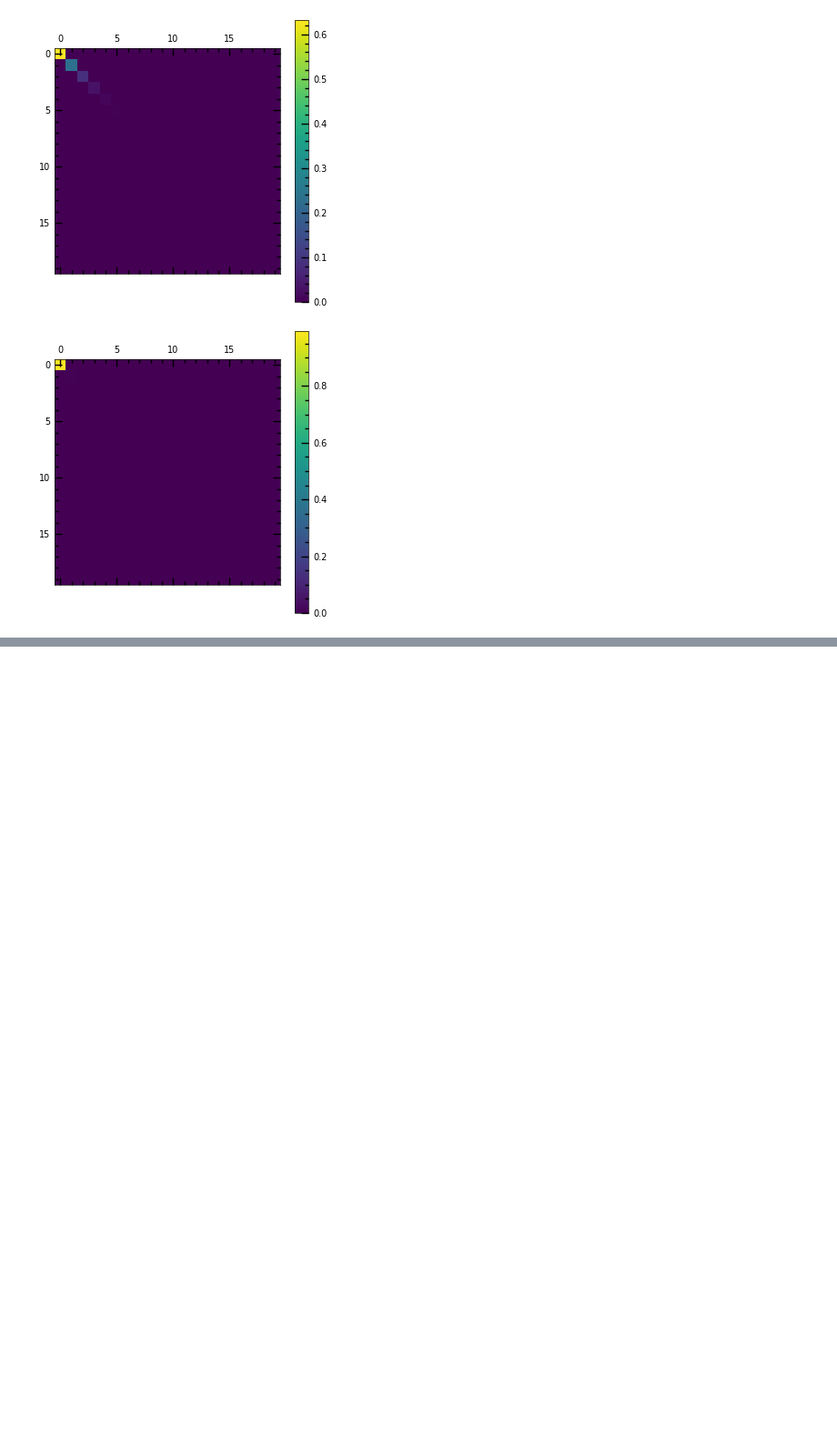
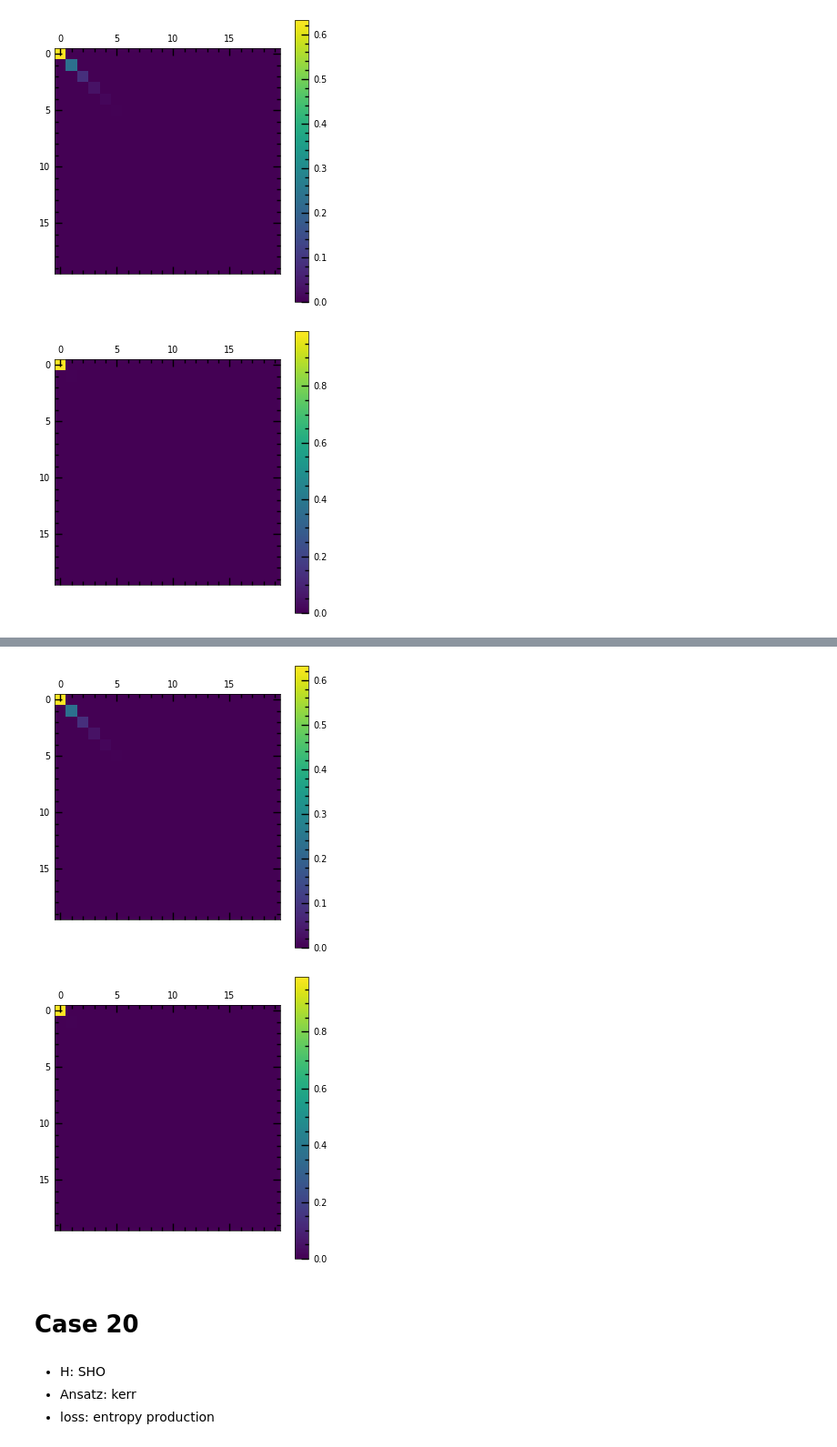
Before and after one commit to 1nthony/tp_4, a Jupyter notebook: variational_entropy_production.ipynb, the cells around one changed output, grey strips where cells are left out. Shown at 91% size. Drawn from its saved outputs; the diff is of its cells as text; code cells hidden in the pictures; blank space fills up the shorter version.

```diff
--- a/variational_entropy_production.ipynb
+++ b/variational_entropy_production.ipynb
@@ -434,0 +865,22 @@ for i,beta in enumerate(betas) :
+# %%
+for i,beta in enumerate(betas) :
+    subfolder = f'{folder}/output_{i}'
+    estimated_rho = np.loadtxt(f'{subfolder}/rho_best.txt')
+
+    plt.matshow(estimated_rho)
+    plt.colorbar()
+    plt.savefig(f'{subfolder}/rho_best.pdf', bbox_inches='tight')
+
+    if i == 0 or i == len(betas) - 1 :
+        plt.show()
+    else :
+        plt.close()
+# %% [output]
+[figure, added]
+[figure, added]
+# %% [markdown]
+# Case 20
+# %% [markdown]
+- H: SHO
+- Ansatz: kerr
+- loss: entropy production
```
Also changed, not shown: parts of 122 cells of this notebook.
